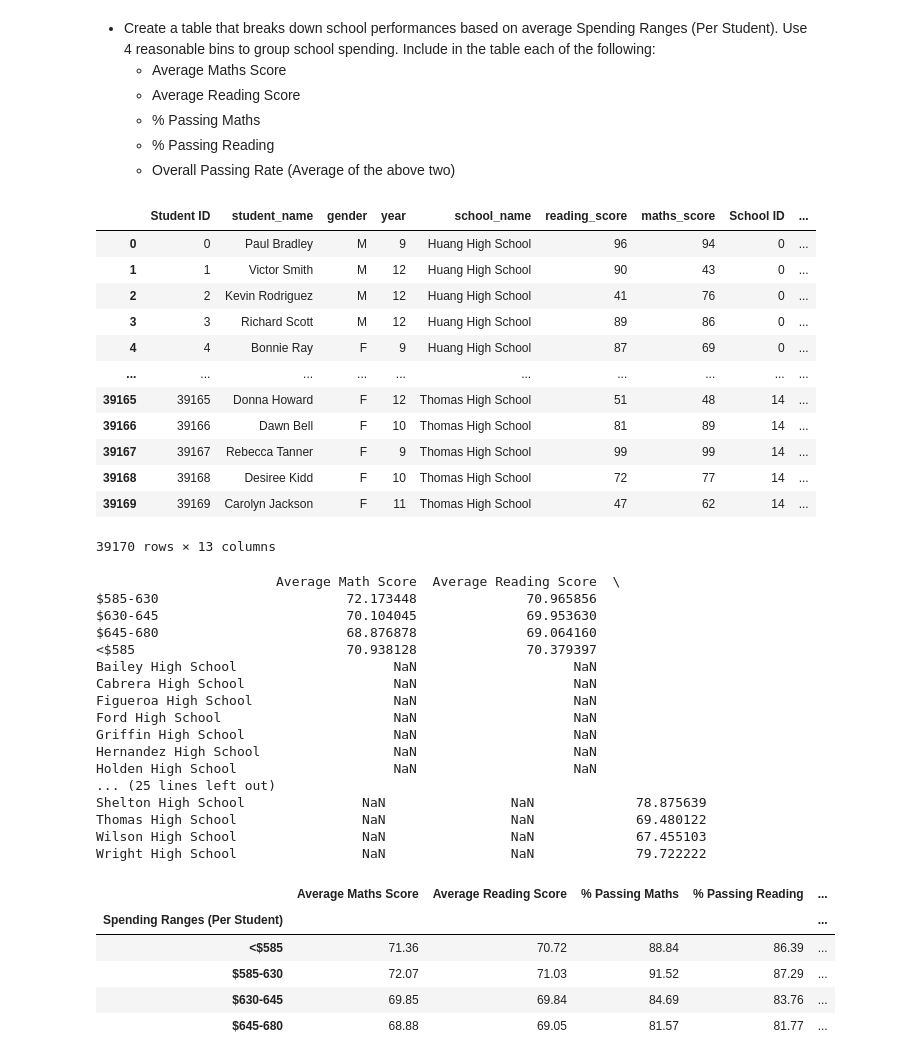
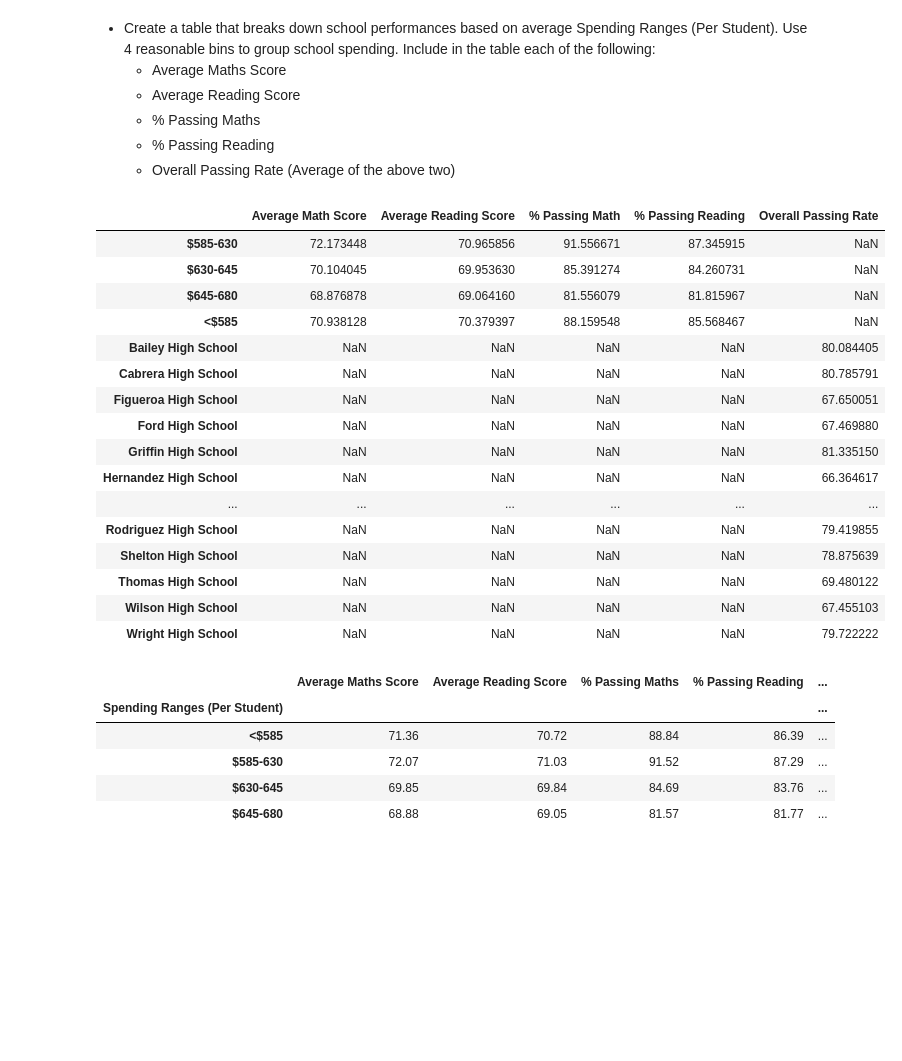
Before and after one commit to Kongfufack/pandas-challenge, a Jupyter notebook: PyCitySchools/PyCitySchools_starter.ipynb, the cells around one changed output. Drawn from its saved outputs; the diff is of its cells as text; code cells hidden in the pictures; blank space fills up the shorter version.

```diff
--- a/PyCitySchools/PyCitySchools_starter.ipynb
+++ b/PyCitySchools/PyCitySchools_starter.ipynb
@@ -280,24 +280,9 @@ reading_scores_by_year
   * % Passing Reading
   * Overall Passing Rate (Average of the above two)
 # %%
-school_data_complete['Per Student Budget'] = school_data_complete['budget'] / school_data_complete['size']
+school_data_complete["Per Student Budget"] = school_data_complete["budget"] / school_data_complete["size"]
 
 spending_bins = [0, 584, 629, 644, 675]
 group_names = ["<$585", "$585-630", "$630-645", "$645-680"]
-school_data_complete['Spending Ranges (Per Student)'] = pd.cut(school_data_complete['Per Student Budget'], spending_bins, labels=group_names)
-school_data_complete
+school_data_complete["Spending Ranges (Per Student)"] = pd.cut(school_data_complete["Per Student Budget"], spending_bins, labels=group_names)
-# %% [output]
-|  | Student ID | student_name | gender | year | school_name | reading_score | maths_score | School ID | ... |
-| 0 | 0 | Paul Bradley | M | 9 | Huang High School | 96 | 94 | 0 | ... |
-| 1 | 1 | Victor Smith | M | 12 | Huang High School | 90 | 43 | 0 | ... |
-| 2 | 2 | Kevin Rodriguez | M | 12 | Huang High School | 41 | 76 | 0 | ... |
-| 3 | 3 | Richard Scott | M | 12 | Huang High School | 89 | 86 | 0 | ... |
-| 4 | 4 | Bonnie Ray | F | 9 | Huang High School | 87 | 69 | 0 | ... |
-| ... | ... | ... | ... | ... | ... | ... | ... | ... | ... |
-| 39165 | 39165 | Donna Howard | F | 12 | Thomas High School | 51 | 48 | 14 | ... |
-| 39166 | 39166 | Dawn Bell | F | 10 | Thomas High School | 81 | 89 | 14 | ... |
-| 39167 | 39167 | Rebecca Tanner | F | 9 | Thomas High School | 99 | 99 | 14 | ... |
-| 39168 | 39168 | Desiree Kidd | F | 10 | Thomas High School | 72 | 77 | 14 | ... |
-| 39169 | 39169 | Carolyn Jackson | F | 11 | Thomas High School | 47 | 62 | 14 | ... |
-39170 rows × 13 columns
 # %%
@@ -309,34 +294,31 @@ overall_passing_rate = school_data_complete[(school_data_complete["maths_score"]
 # %%
 school_summary = pd.DataFrame({
     "Average Math Score": avg_maths_score,
     "Average Reading Score": avg_reading_score,
     '% Passing Math': passing_math,
     '% Passing Reading': passing_reading,
     "Overall Passing Rate": overall_passing_rate
 })
 
-copy_school_summary = school_summary
-
-
-print(copy_school_summary)
+school_summary
 # %% [output]
-                       Average Math Score  Average Reading Score  \
-$585-630                        72.173448              70.965856
-$630-645                        70.104045              69.953630
-$645-680                        68.876878              69.064160
-<$585                           70.938128              70.379397
-Bailey High School                    NaN                    NaN
-Cabrera High School                   NaN                    NaN
-Figueroa High School                  NaN                    NaN
-Ford High School                      NaN                    NaN
-Griffin High School                   NaN                    NaN
-Hernandez High School                 NaN                    NaN
-Holden High School                    NaN                    NaN
-... (25 lines left out)
-Shelton High School               NaN                NaN             78.875639
-Thomas High School                NaN                NaN             69.480122
-Wilson High School                NaN                NaN             67.455103
-Wright High School                NaN                NaN             79.722222
+|  | Average Math Score | Average Reading Score | % Passing Math | % Passing Reading | Overall Passing Rate |
+| $585-630 | 72.173448 | 70.965856 | 91.556671 | 87.345915 | NaN |
+| $630-645 | 70.104045 | 69.953630 | 85.391274 | 84.260731 | NaN |
+| $645-680 | 68.876878 | 69.064160 | 81.556079 | 81.815967 | NaN |
+| <$585 | 70.938128 | 70.379397 | 88.159548 | 85.568467 | NaN |
+| Bailey High School | NaN | NaN | NaN | NaN | 80.084405 |
+| Cabrera High School | NaN | NaN | NaN | NaN | 80.785791 |
+| Figueroa High School | NaN | NaN | NaN | NaN | 67.650051 |
+| Ford High School | NaN | NaN | NaN | NaN | 67.469880 |
+| Griffin High School | NaN | NaN | NaN | NaN | 81.335150 |
+| Hernandez High School | NaN | NaN | NaN | NaN | 66.364617 |
+| ... | ... | ... | ... | ... | ... |
+| Rodriguez High School | NaN | NaN | NaN | NaN | 79.419855 |
+| Shelton High School | NaN | NaN | NaN | NaN | 78.875639 |
+| Thomas High School | NaN | NaN | NaN | NaN | 69.480122 |
+| Wilson High School | NaN | NaN | NaN | NaN | 67.455103 |
+| Wright High School | NaN | NaN | NaN | NaN | 79.722222 |
 # %%
 # %% [output]
 |  | Average Maths Score | Average Reading Score | % Passing Maths | % Passing Reading | ... |
```
Also changed, not shown: parts of 2 cells of this notebook.
